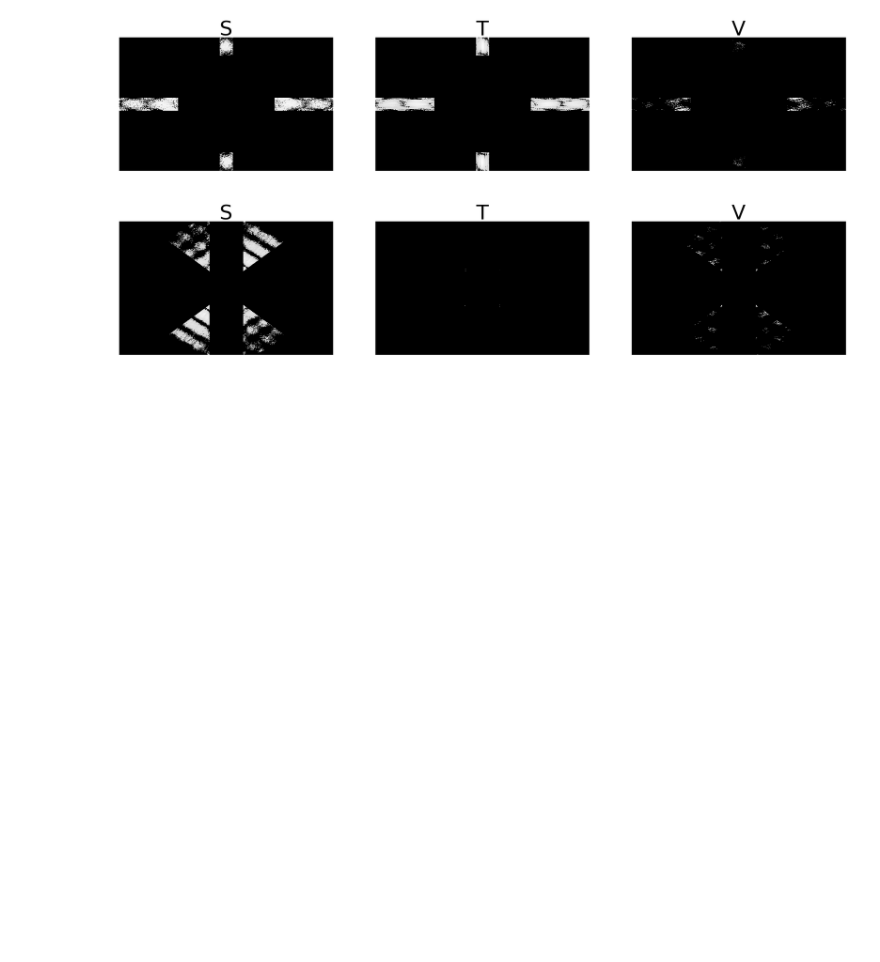
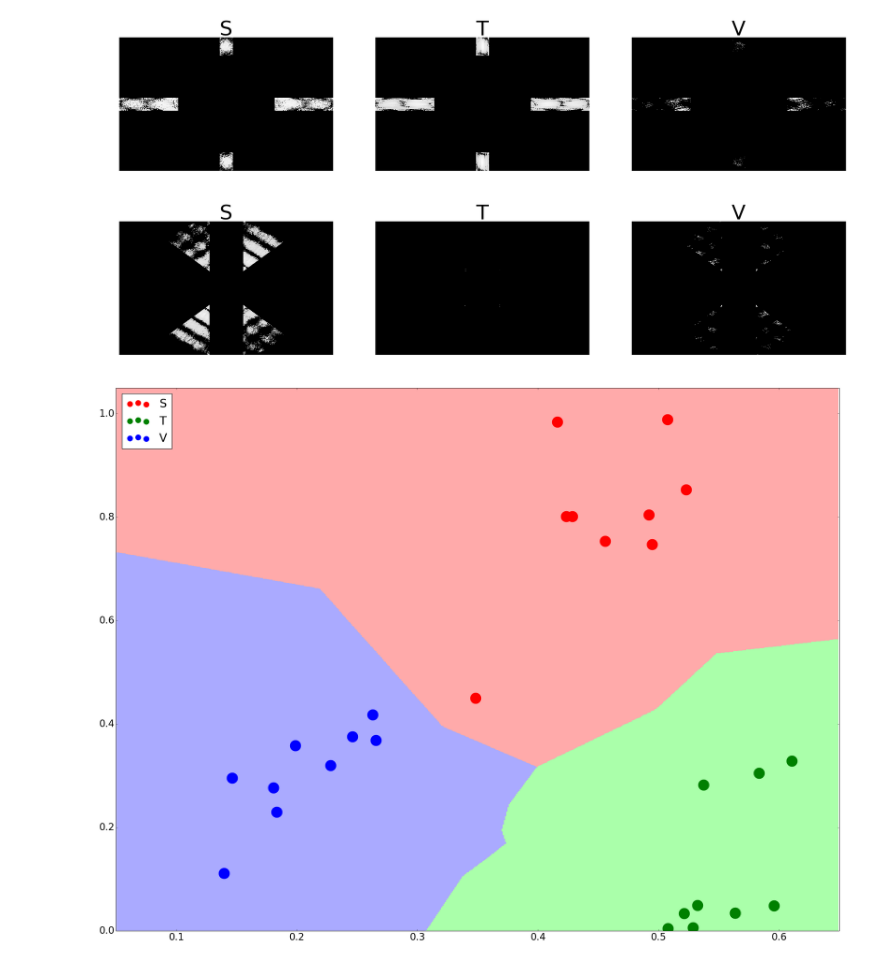
Before and after one commit to crowoy/Letter-Recognition, a Jupyter notebook: src/FourierAnalysis.ipynb, the cells around one changed output. Drawn from its saved outputs; the diff is of its cells as text; code cells hidden in the pictures; blank space fills up the shorter version.

Commit message:
1st Nearest Neighbour Classifier implementedgit add FourierAnalysis.ipynb  Decision boundaries also put in

```diff
--- a/src/FourierAnalysis.ipynb
+++ b/src/FourierAnalysis.ipynb
@@ -232,0 +278,4 @@ training_unit = np.matrix(np.vstack((S_unit, T_unit, V_unit)))
+# %%
+plotClassifier(training_unit, None, None, None, None, None)
+# %% [output]
+[figure, added]
```
Also changed, not shown: parts of 1 cell of this notebook.
